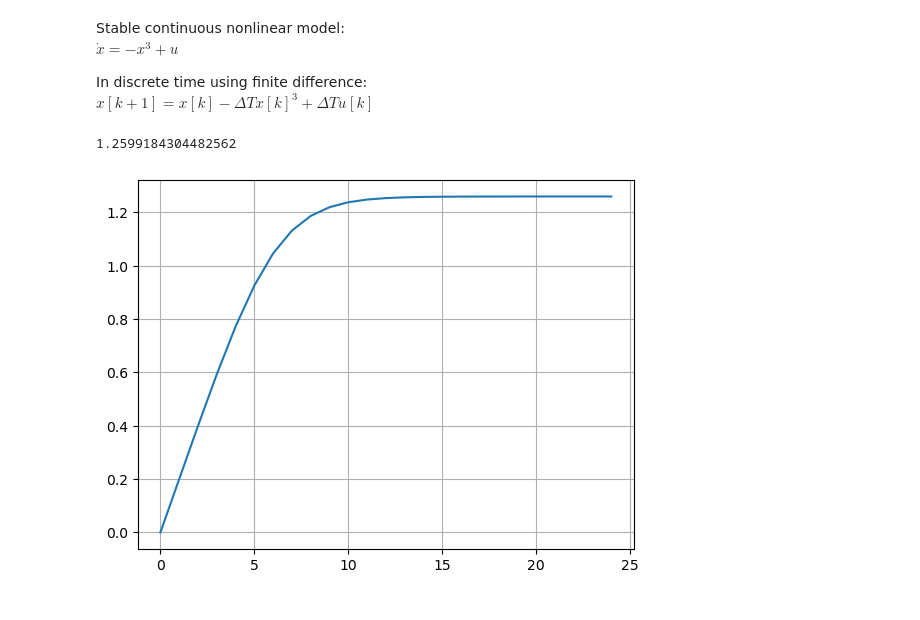
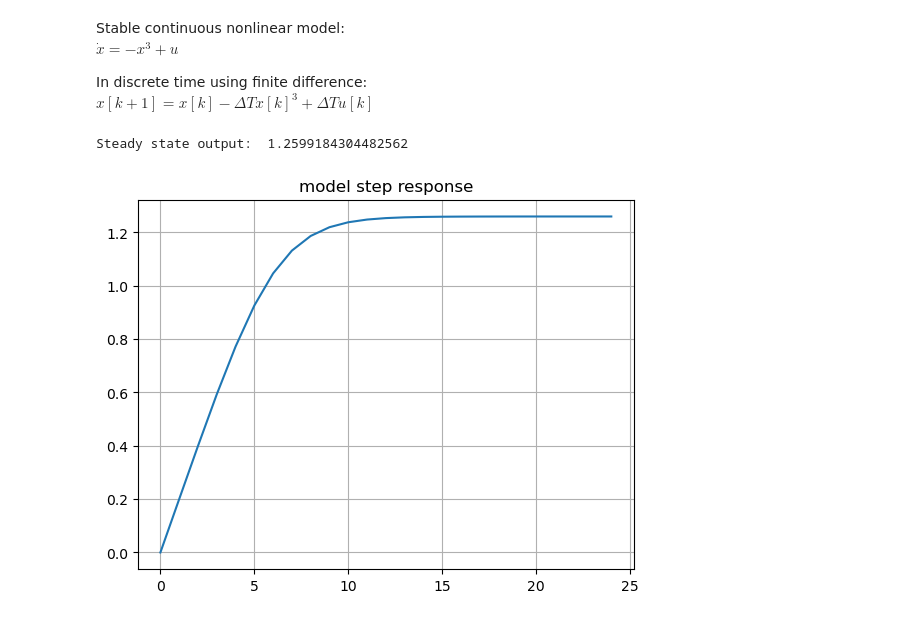
Before and after one commit to jhat6/simple_NLMPC_example, a Jupyter notebook: simple_NLMPC_NB.ipynb, the cells around one changed output. Saved outputs shown, nothing was run; the diff lists cells and outputs as text; code cells hidden in the pictures.

```diff
--- a/simple_NLMPC_NB.ipynb
+++ b/simple_NLMPC_NB.ipynb
@@ -99,13 +99,14 @@ $x[k+1] = x[k] - \Delta T x[k]^{3} + \Delta T u[k]$
 # %%
 x = np.zeros(25)
 u = 2*np.ones(25)
 dt = 0.1
 for k in range(len(x)-1):
     x[k+1] = x[k] -dt*x[k]**3 + dt*u[k]
 
 plt.plot(x)
+plt.title("model step response")
 plt.grid()
-x[-1]
+print("Steady state output: ", x[-1])
 # %% [output]
-1.2599184304482562
+Steady state output:  1.2599184304482562
-[figure, old version]
+[figure, new version]
```
Also changed, not shown: parts of 17 cells of this notebook.
